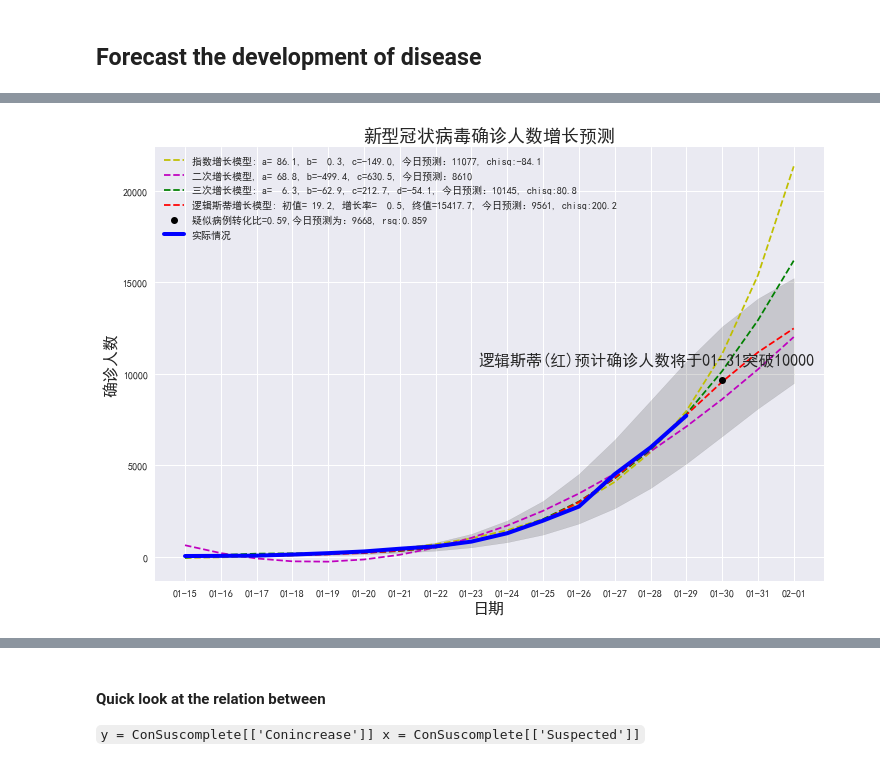
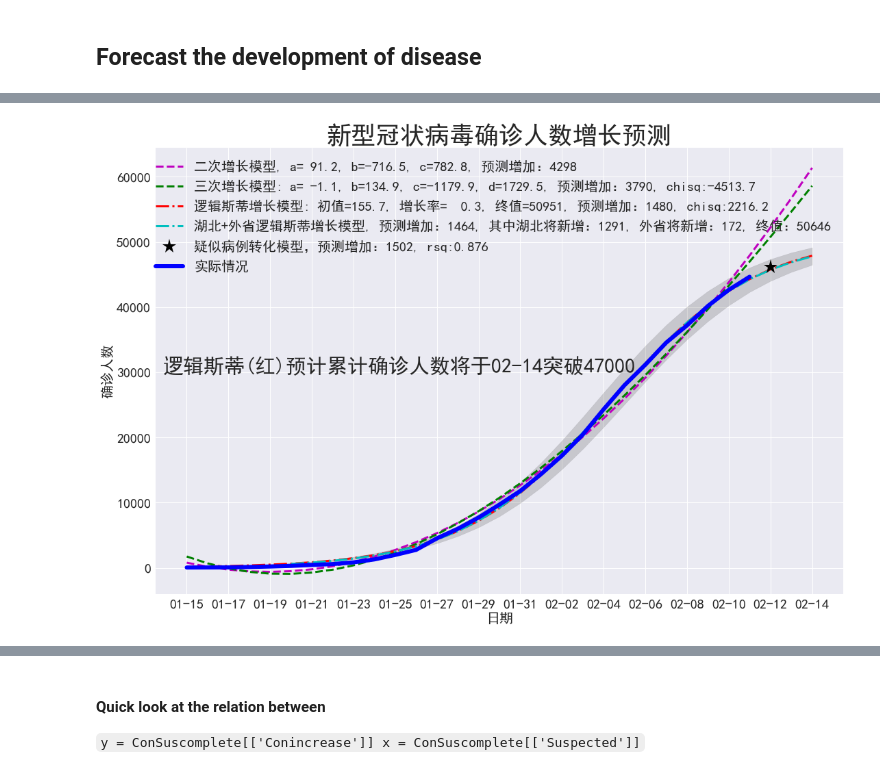
Before and after one commit to Wentworthliu123/Wuhan_forecast, a Jupyter notebook: forecast.ipynb, the cells around one changed output, grey strips where cells are left out. Saved outputs shown, nothing was run; the diff lists cells and outputs as text; code cells hidden in the pictures.

```diff
--- a/forecast.ipynb
+++ b/forecast.ipynb
@@ -138,7 +88,7 @@ from scipy.stats import chisquare
 df = pd.read_excel('virus.xlsx', sheet_name='Sheet1')
 # Get the rapid growth part
 rapid_growth=df.iloc[15:,:].reset_index(drop=True)
-
+rapid_growth['Outside']=rapid_growth['Confirmed']-rapid_growth['Hubei']
 # Fitting model candidates
 # Model 1
 def expfunc(x, a, b, c):
@@ -153,11 +103,11 @@ def ployfunc(x, a, b, c, d):
     return a * x**3 + b * x**2 + c * x + d
 #      return a * x**2 + b * x**1 + c
 polypopt, polypcov = curve_fit(ployfunc, rapid_growth.index.values, rapid_growth.Confirmed)
-
+# Model 3
 def ploy2func(x, a, b, c):
       return a * x**2 + b * x**1 + c
 poly2popt, poly2pcov = curve_fit(ploy2func, rapid_growth.index.values, rapid_growth.Confirmed)
-# Model 3
+# Model 4
 # https://www.zhihu.com/question/36714044
 def logistic(x, a, r, c):
     """Logistic growth model.
@@ -167,16 +117,31 @@ def logistic(x, a, r, c):
 logpopt, logpcov = curve_fit(logistic, rapid_growth.index.values, rapid_growth.Confirmed)
 logsigma = np.sqrt(np.diagonal(logpcov))
 # Create n days ahead forecast
+
+# Model 5 Hubei+ Outside
+preHubei_Outside=rapid_growth[rapid_growth['Hubei'].isna()]
+Hubei_Outside = rapid_growth[rapid_growth['Hubei'].notna()].reset_index(drop=True)
+loghbpopt, loghbpcov = curve_fit(logistic, Hubei_Outside.index.values, Hubei_Outside.Hubei)
+logospopt, logospcov = curve_fit(logistic, Hubei_Outside.index.values, Hubei_Outside.Outside)
 from datetime import timedelta
 
 n = 3
 index = pd.date_range(rapid_growth.Date.iloc[-1]+timedelta(1), periods=n, freq='D')
 columns=['expforecast','polyforecast','logforecast']
+hbindex = pd.date_range(Hubei_Outside.Date.iloc[-1]+timedelta(1), periods=n, freq='D')
+hbcolumns=['loghbforecast','logosforecast']
+
 forecast = pd.DataFrame(index=index,columns=columns)
-
 forecast=forecast.reset_index().rename(columns={'index':'Date'})
 forecast.index=forecast.index.values+len(rapid_growth.index.values)
 rapid_growth=pd.concat([rapid_growth,forecast])
+
+
+hbforecast= pd.DataFrame(index=hbindex,columns=columns)
+hbforecast=hbforecast.reset_index().rename(columns={'index':'Date'})
+hbforecast.index=hbforecast.index.values+len(Hubei_Outside.index.values)
+
+Hubei_Outside=pd.concat([Hubei_Outside,hbforecast])
 # save the lastest date that contains actual value
 confirmedid = rapid_growth[rapid_growth.Confirmed.notnull()]['Confirmed'].idxmax()
 latest_date = rapid_growth.iloc[confirmedid]['Date']
@@ -186,7 +151,11 @@ rapid_growth['explagforecast']=expfunc(rapid_growth.index.values, *explagpopt)
 rapid_growth['polyforecast']=ployfunc(rapid_growth.index.values, *polypopt)
 rapid_growth['logforecast']=logistic(rapid_growth.index.values, *logpopt)
 rapid_growth['poly2forecast']=ploy2func(rapid_growth.index.values, *poly2popt)
-
+Hubei_Outside['loghbforecast']=logistic(Hubei_Outside.index.values, *loghbpopt)
+Hubei_Outside['logosforecast']=logistic(Hubei_Outside.index.values, *logospopt)
+Hubei_Outside['log2forecast']=Hubei_Outside['loghbforecast'] + Hubei_Outside['logosforecast']
+Hubei_Outside.index=Hubei_Outside.index.values+len(preHubei_Outside)
+rapid_growth['log2forecast'] = Hubei_Outside['log2forecast']
 expchi = chisquare(rapid_growth.Confirmed[:confirmedid], f_exp=rapid_growth.expforecast[:confirmedid])
 explagchi = chisquare(rapid_growth.Confirmed[:confirmedid], f_exp=rapid_growth.explagforecast[:confirmedid])
 polychi = chisquare(rapid_growth.Confirmed[:confirmedid], f_exp=rapid_growth.polyforecast[:confirmedid])
@@ -196,20 +165,32 @@ poly2chi = chisquare(rapid_growth.Confirmed[:confirmedid], f_exp=rapid_growth.po
 ### Run quick linear regression to get the coefficient implied from suspected patient amount
 ConSus = pd.DataFrame()
 ConSus['Conincrease'] = rapid_growth.Confirmed.shift(-1)-rapid_growth.Confirmed
-ConSus['Suspected'] = rapid_growth.Suspected-rapid_growth.Suspected.shift(1)
+ConSus['Suspected'] = rapid_growth['Suspected']
+ConSus['Suspectedincrease'] = rapid_growth.Suspected-rapid_growth.Suspected.shift(1)
+
 ConSuscomplete=ConSus.dropna()
 y = ConSuscomplete[['Conincrease']]
-x = ConSuscomplete[['Suspected']]
+x = ConSuscomplete[['Suspected','Suspectedincrease']]
 # Add the column of ones to the inputs
 x = sm.add_constant(x)
 # Create a model and fit it
 model = sm.OLS(y, x)
 results = model.fit()
 print(results.summary())
-sus_test = [1., ConSus.iloc[confirmedid]['Suspected']]
+sus_test = [1., ConSus.iloc[confirmedid][['Suspected','Suspectedincrease']].tolist()]
+sus_test
+flattened = []
+for sublist in sus_test:
+    if type(sublist)!=list:
+        flattened.append(sublist)
+    else:
+        for val in sublist:
+            flattened.append(val)
+
 # ConSus.iloc[confirmedid]['Suspected']
-results.predict(sus_test)
-increase_pred = results.predict(sus_test)+rapid_growth.iloc[confirmedid]['Confirmed']
+results.predict(flattened)
+increase_pred = results.predict(flattened)
+ConSus_plot=increase_pred+rapid_growth.iloc[confirmedid]['Confirmed']
 
 simplex = rapid_growth.Date.apply(lambda x:str(x.date())[5:])
 # Plot
@@ -220,9 +201,9 @@ from scipy.optimize import bisect
 plt.style.use('seaborn')
 plt.rcParams['font.sans-serif']=['SimHei'] #用来正常显示中文标签
 plt.rcParams['axes.unicode_minus']=False #用来正常显示负号
-plt.figure(figsize=(12,8))
-plt.plot(simplex, rapid_growth['expforecast'], 'y--',label='指数增长模型: a=%5.1f, b=%5.1f, c=%5.1f' % tuple(exppopt)+', 今日预测：{}, chisq:{}'.format(int(rapid_growth.expforecast[confirmedid+1]),round(expchi[0],1)))
-plt.plot(simplex, rapid_growth['poly2forecast'], 'm--',label='二次增长模型, a=%5.1f, b=%5.1f, c=%5.1f' % tuple(poly2popt) +', 今日预测：{}'.format(int(rapid_growth.poly2forecast[confirmedid+1]), round(poly2chi[0],1)))
+plt.figure(figsize=(18,12))
+# plt.plot(simplex, rapid_growth['expforecast'], 'y--',label='指数增长模型: a=%5.1f, b=%5.1f, c=%5.1f' % tuple(exppopt)+', 今日预测：{}, chisq:{}'.format(int(rapid_growth.expforecast[confirmedid+1]),round(expchi[0],1)))
+plt.plot(simplex, rapid_growth['poly2forecast'], 'm--',label='二次增长模型, a=%5.1f, b=%5.1f, c=%5.1f' % tuple(poly2popt) +', 预测增加：{}'.format(int(rapid_growth.poly2forecast.diff()[confirmedid+1]), round(poly2chi[0],1)),linewidth=3)
 
 # plotting the confidence intervals
 bound_upper = logistic(rapid_growth.index.values, *(logpopt + logsigma))
@@ -230,24 +211,35 @@ bound_lower = logistic(rapid_growth.index.values, *(logpopt - logsigma))
 plt.fill_between(simplex, bound_lower, bound_upper , color='black', alpha = 0.15)
 
 # solve the equation of expfunc given specific value
-threshold = 10000
+threshold = 47000
 def f(x):
     return logistic(x,*logpopt) - threshold
-predicted_date = rapid_growth.iloc[rapid_growth.index.values[math.ceil(bisect(f, 0, 20))]]['Date']
-plt.figtext(.5, .5, "逻辑斯蒂(红)预计确诊人数将于{}突破{}".format(str(predicted_date)[5:10], threshold), fontsize=16)
+predicted_date = rapid_growth.iloc[rapid_growth.index.values[math.ceil(bisect(f, 5, 30))]]['Date']
+plt.figtext(.4, .5, "逻辑斯蒂(红)预计累计确诊人数将于{}突破{}".format(str(predicted_date)[5:10], threshold),fontsize='30',ha='center')
 
 
 rapid_growth.to_csv('provincial output\predction_update_{}.csv'.format(str(datetime.today().date())))
 # plt.figtext(.15, .8, "指数模型, 二次模型chisq:{}".format(round(expchi[0],1),round(polychi[0],1)))
-plt.plot(simplex, rapid_growth['polyforecast'], 'g--',label='三次增长模型: a=%5.1f, b=%5.1f, c=%5.1f, d=%5.1f' % tuple(polypopt)+', 今日预测：{}, chisq:{}'.format(int(rapid_growth.polyforecast[confirmedid+1]), round(polychi[0],1)))
-plt.plot(simplex, rapid_growth['logforecast'], 'r--',label='逻辑斯蒂增长模型: 初值=%5.1f, 增长率=%5.1f, 终值=%5.1f' % tuple(logpopt)+', 今日预测：{}, chisq:{}'.format(int(rapid_growth.logforecast[confirmedid+1]),round(logchi[0],1)))
-plt.plot(str(rapid_growth.Date[confirmedid+1].date())[5:], increase_pred,'ko',label='疑似病例转化比={},今日预测为：{}, rsq:{}'.format(round(results.params[1],2), int(increase_pred[0]),round(results.rsquared,3)))
-plt.plot(simplex, rapid_growth.Confirmed, 'b-', label='实际情况', linewidth=4)
-plt.legend()
-plt.ylabel("确诊人数", fontsize=16)
-plt.xlabel("日期", fontsize=16)
-plt.title("新型冠状病毒确诊人数增长预测", fontsize=18)
+plt.plot(simplex, rapid_growth['polyforecast'], 'g--',label='三次增长模型: a=%5.1f, b=%5.1f, c=%5.1f, d=%5.1f' % tuple(polypopt)+', 预测增加：{}, chisq:{}'.format(int(rapid_growth.polyforecast.diff()[confirmedid+1]), round(polychi[0],1)),linewidth=3)
+plt.plot(simplex, rapid_growth['logforecast'], 'r-.',label='逻辑斯蒂增长模型: 初值=%5.1f, 增长率=%5.1f, 终值=%5.0f' % tuple(logpopt)+', 预测增加：{}, chisq:{}'.format(int(rapid_growth.logforecast.diff()[confirmedid+1]),round(logchi[0],1)),linewidth=3)
+plt.plot(simplex, rapid_growth['log2forecast'], 'c-.',label='湖北+外省逻辑斯蒂增长模型, 预测增加：{}, 其中湖北将新增：{}, 外省将新增：{}, 终值：{}'.format(int(Hubei_Outside.log2forecast.diff()[confirmedid+1]), int(Hubei_Outside['loghbforecast'].diff().iloc[-n]), int(Hubei_Outside['logosforecast'].diff().iloc[-n]), int(loghbpopt[-1]+logospopt[-1])),linewidth=3)
+plt.plot(str(rapid_growth.Date[confirmedid+1].date())[5:], ConSus_plot,'k*',markersize=22,label='疑似病例转化模型，预测增加：{}, rsq:{}'.format( int(increase_pred[0]),round(results.rsquared,3)))
+plt.plot(simplex, rapid_growth.Confirmed, 'b-', label='实际情况', linewidth=6)
+plt.legend(prop={'size': 20})
+
+import matplotlib.ticker as plticker
+
+
+ax = plt.gca()
+loc = plticker.MultipleLocator(base=2.0) # this locator puts ticks at regular intervals
+ax.xaxis.set_major_locator(loc)
+ax.tick_params(axis = 'both', which = 'major', labelsize = 20)
+plt.ylabel("确诊人数", fontsize=20)
+
+plt.xlabel("日期", fontsize=20)
+plt.title("新型冠状病毒确诊人数增长预测", fontsize=36)
 plt.savefig("新型冠状病毒确诊人数增长预测.png")
+plt.show()
 # %% [output]
 of pandas will change to not sort by default.
 
@@ -273,3 +271,3 @@ Warnings:
 strong multicollinearity or other numerical problems.
-[figure, old version]
+[figure, new version]
 # %%
```
Also changed, not shown: parts of 20 cells of this notebook, 2 other files.
